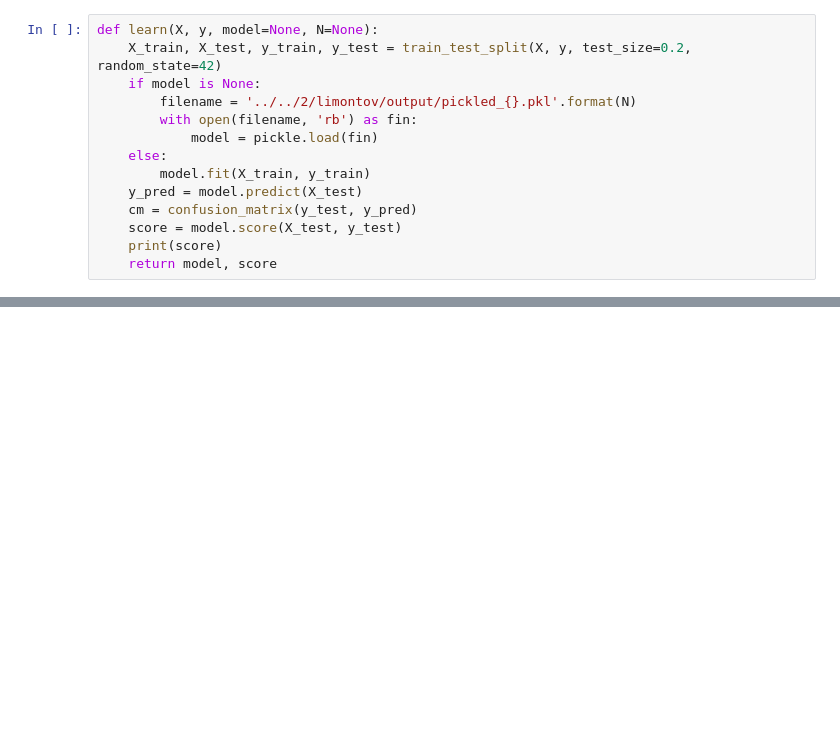
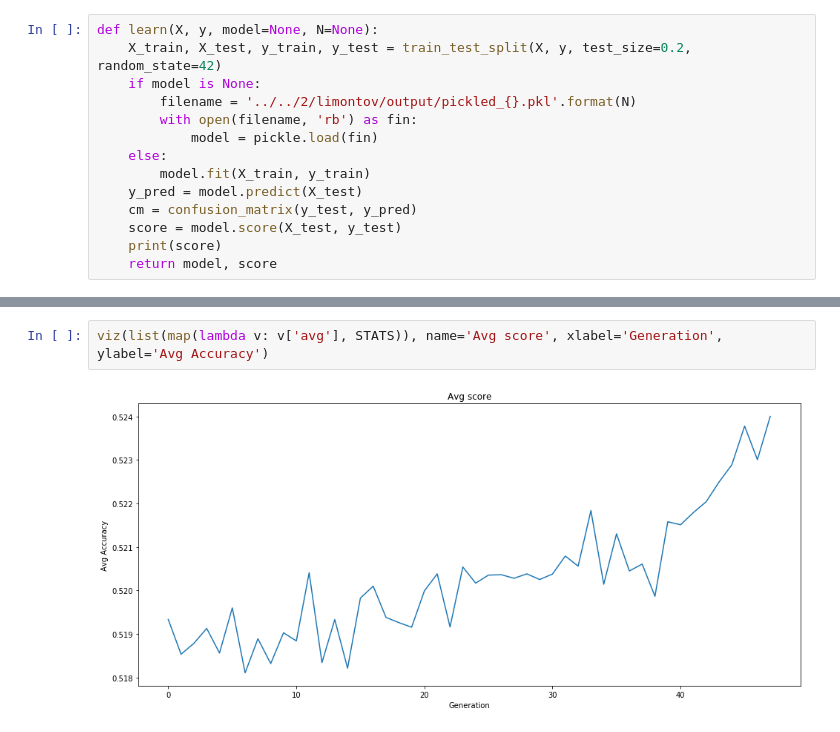
Before and after one commit to zaomatchbox/mo, a Jupyter notebook: 3/limontov/lab3.ipynb, the cells around one changed output, grey strips where cells are left out. Cells and saved outputs as stored; diff of their text form; blank space fills up the shorter version.

```diff
--- a/3/limontov/lab3.ipynb
+++ b/3/limontov/lab3.ipynb
@@ -304,0 +233,4 @@ KeyboardInterrupt:
+# %%
+viz(list(map(lambda v: v['avg'], STATS)), name='Avg score', xlabel='Generation', ylabel='Avg Accuracy')
+# %% [output]
+[figure, added]
```
Also changed, not shown: parts of 23 cells of this notebook, 2 other files.
